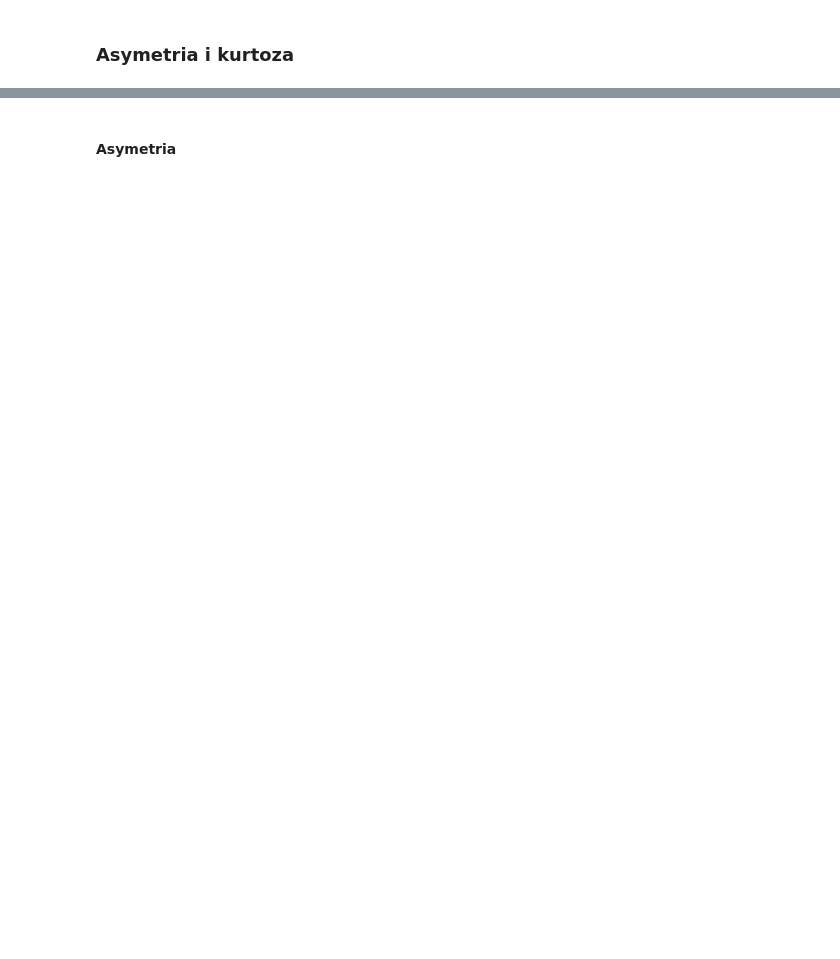
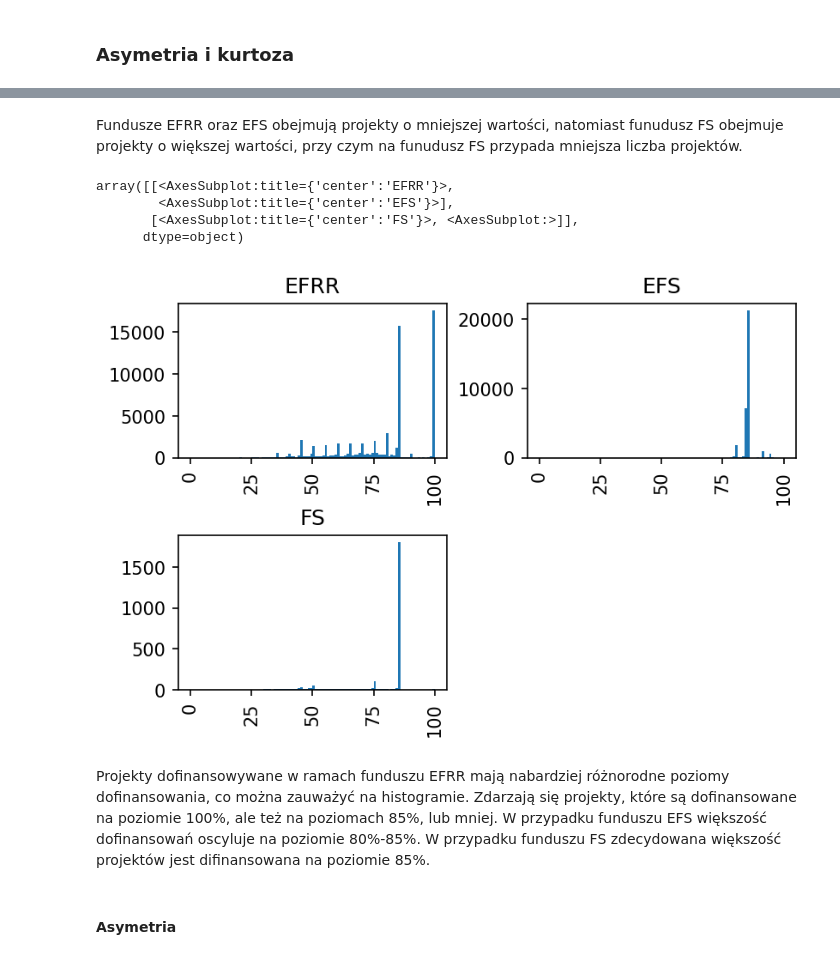
Before and after one commit to kamoshi/eu-cofinancing-jupyter, a Jupyter notebook: notebook.ipynb, the cells around one changed output, grey strips where cells are left out. Cells and saved outputs as stored; diff of their text form; code cells hidden in the pictures; blank space fills up the shorter version.

```diff
--- a/notebook.ipynb
+++ b/notebook.ipynb
@@ -212,3 +222,15 @@ Name: Amount of EU co-financing, dtype: float64
+# %% [markdown]
+Fundusze EFRR oraz EFS obejmują projekty o mniejszej wartości, natomiast funudusz FS obejmuje projekty o większej wartości, przy czym na funudusz FS przypada mniejsza liczba projektów.
+# %%
+df["Union co-financing rate (%)"].hist(by=df["Fund"], bins=100, range=[0, 100], grid=True, legend=False)
+# %% [output]
+array([[<AxesSubplot:title={'center':'EFRR'}>,
+        <AxesSubplot:title={'center':'EFS'}>],
+       [<AxesSubplot:title={'center':'FS'}>, <AxesSubplot:>]],
+      dtype=object)
+[figure, added]
+# %% [markdown]
+Projekty dofinansowywane w ramach funduszu EFRR mają nabardziej różnorodne poziomy dofinansowania, co można zauważyć na histogramie. Zdarzają się projekty, które są dofinansowane na poziomie 100%, ale też na poziomach 85%, lub mniej. W przypadku funduszu EFS większość dofinansowań oscyluje na poziomie 80%-85%. W przypadku funduszu FS zdecydowana większość projektów jest difinansowana na poziomie 85%.
 # %% [markdown]
 #### Asymetria
 # %%
```
Also changed, not shown: parts of 14 cells of this notebook.
